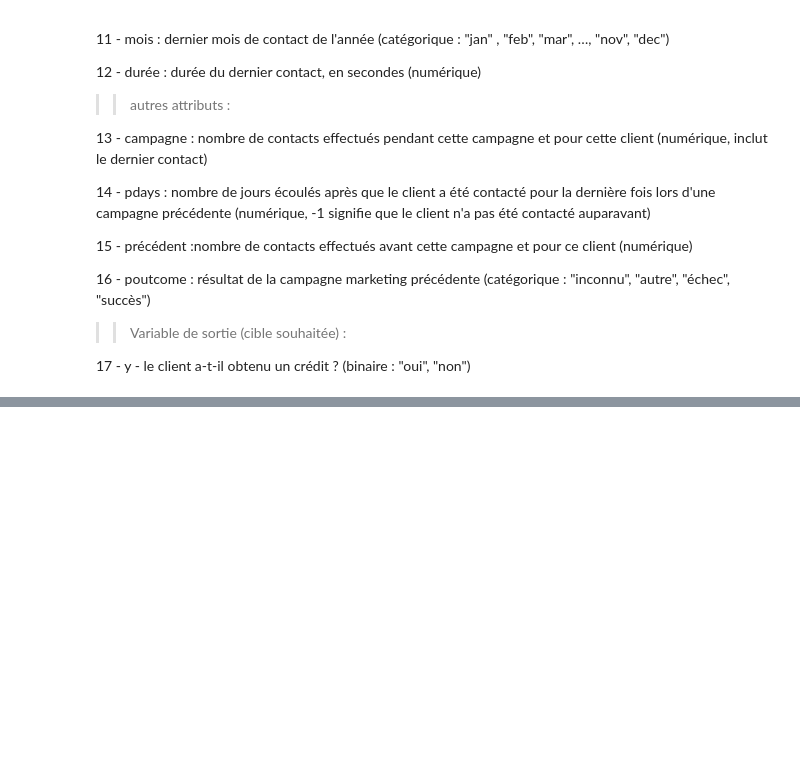
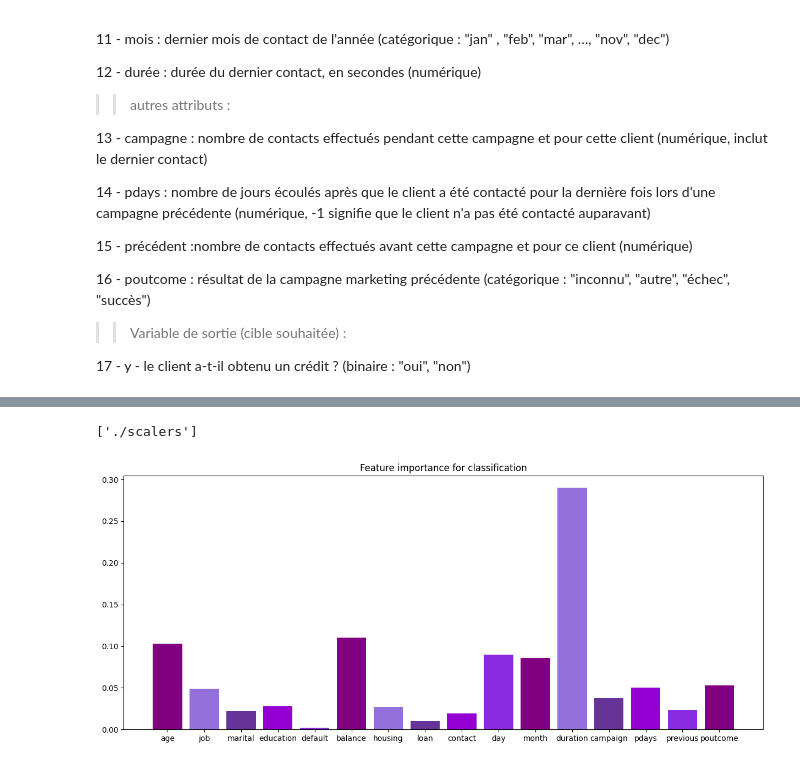
Before and after one commit to basileguerin/My-Credit, a Jupyter notebook: Analyse des données/Analyse préparatoire.ipynb, the cells around one changed output, grey strips where cells are left out. Cells and saved outputs as stored; diff of their text form; code cells hidden in the pictures; blank space fills up the shorter version.

```diff
--- a/Analyse des données/Analyse préparatoire.ipynb
+++ b/Analyse des données/Analyse préparatoire.ipynb
@@ -63,0 +213,11 @@ df
+# %%
+# Standardisation des valeurs
+from sklearn.preprocessing import StandardScaler
+
+scalers = {}
+
+for col in features:
+    scaler = StandardScaler()
+    train[col] = scaler.fit_transform(train[col].values.reshape(-1, 1))
+    test[col] = scaler.transform(test[col].values.reshape(-1, 1))
+    scalers[col] = scaler
@@ -63,0 +256,12 @@ df
+# %%
+# Split du dataset déjà effectué
+X_train = train.drop('y', axis=1)
+y_train = train['y']
+
+X_test = test.drop('y', axis=1)
+y_test = test['y']
+# %%
+# Machine learning
+from sklearn.ensemble import RandomForestClassifier
+rf_model = RandomForestClassifier()
+rf_model.fit(X_train, y_train)
@@ -63,0 +301,17 @@ df
+# %%
+# Export du modèle, des scalers et des encoders via joblib
+import joblib
+
+joblib.dump(rf_model, './model')
+joblib.dump(encoders, './encoders')
+joblib.dump(scalers, './scalers')
+# %% [output]
+['./scalers']
+# %%
+# Feature importance
+plt.figure(figsize=(15,6))
+plt.bar(features, rf_model.feature_importances_, color=['purple', 'mediumpurple', 'rebeccapurple', 'darkviolet', 'blueviolet'])
+plt.title('Feature importance for classification')
+plt.show()
+# %% [output]
+[figure, added]
```
Also changed, not shown: parts of 22 cells of this notebook.
